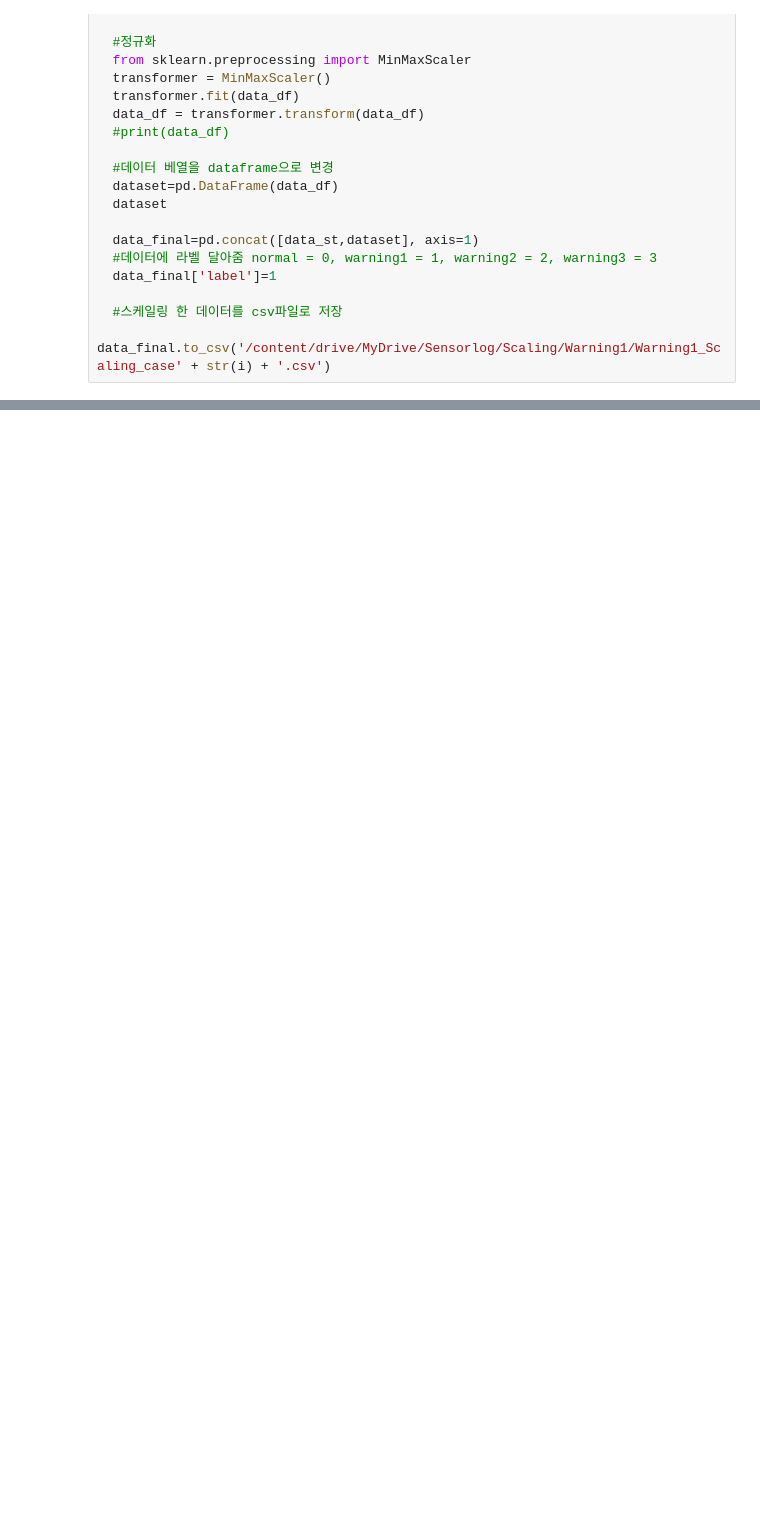
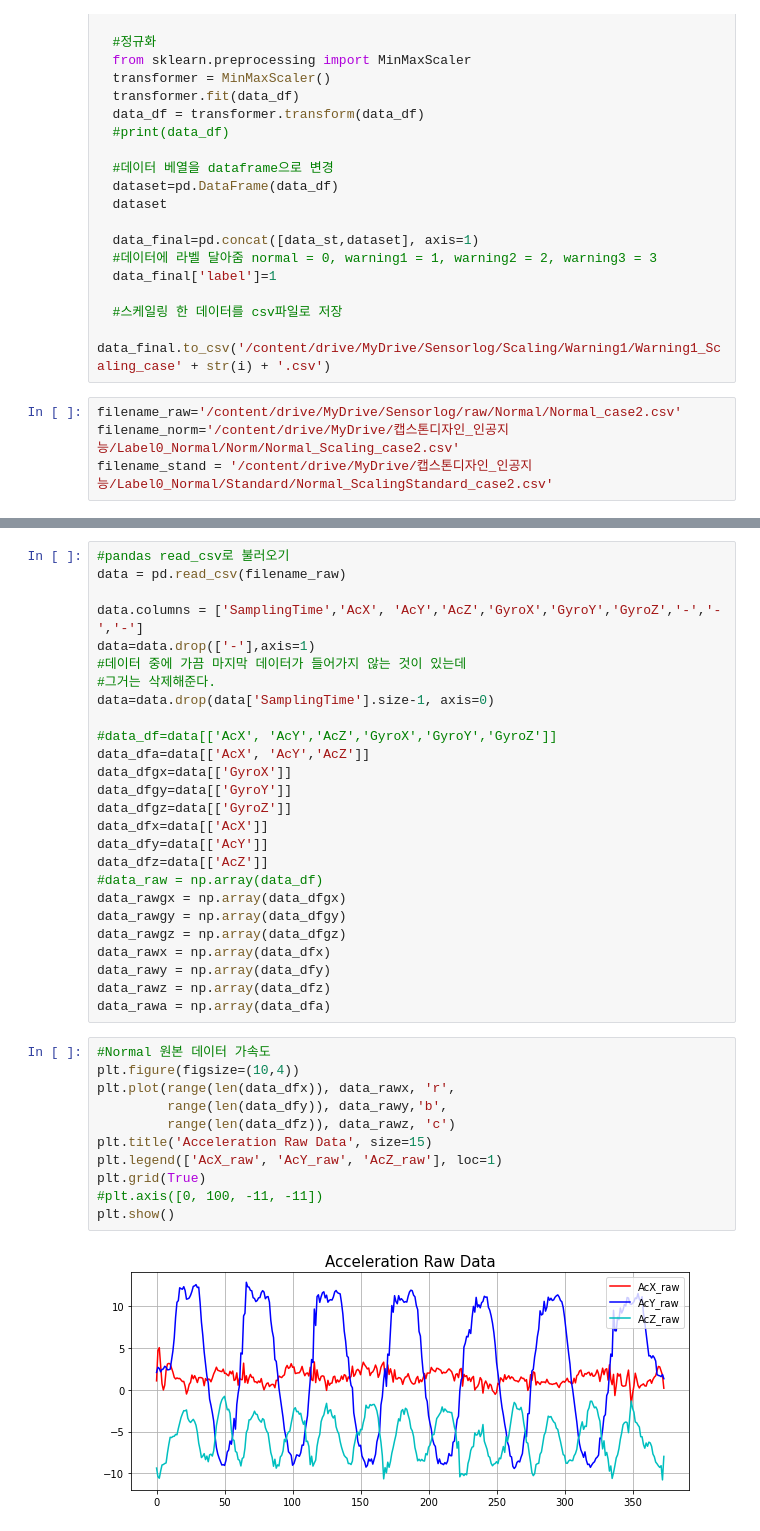
Before and after one commit to Hyolinkim/capstoneDesign_20210830, a Jupyter notebook: dataScalingNorm.ipynb, the cells around one changed output, grey strips where cells are left out. Cells and saved outputs as stored; diff of their text form; blank space fills up the shorter version.

```diff
--- a/dataScalingNorm.ipynb
+++ b/dataScalingNorm.ipynb
@@ -97,3 +97,7 @@ for i in range(1,101):
 
   #스케일링 한 데이터를 csv파일로 저장
   data_final.to_csv('/content/drive/MyDrive/Sensorlog/Scaling/Warning1/Warning1_Scaling_case' + str(i) + '.csv')
+# %%
+filename_raw='/content/drive/MyDrive/Sensorlog/raw/Normal/Normal_case2.csv'
+filename_norm='/content/drive/MyDrive/캡스톤디자인_인공지능/Label0_Normal/Norm/Normal_Scaling_case2.csv'
+filename_stand = '/content/drive/MyDrive/캡스톤디자인_인공지능/Label0_Normal/Standard/Normal_ScalingStandard_case2.csv'
@@ -99,0 +112,39 @@ for i in range(1,101):
+# %%
+#pandas read_csv로 불러오기
+data = pd.read_csv(filename_raw)
+
+data.columns = ['SamplingTime','AcX', 'AcY','AcZ','GyroX','GyroY','GyroZ','-','-','-']
+data=data.drop(['-'],axis=1)
+#데이터 중에 가끔 마지막 데이터가 들어가지 않는 것이 있는데
+#그거는 삭제해준다.
+data=data.drop(data['SamplingTime'].size-1, axis=0)
+
+#data_df=data[['AcX', 'AcY','AcZ','GyroX','GyroY','GyroZ']]
+data_dfa=data[['AcX', 'AcY','AcZ']]
+data_dfgx=data[['GyroX']]
+data_dfgy=data[['GyroY']]
+data_dfgz=data[['GyroZ']]
+data_dfx=data[['AcX']]
+data_dfy=data[['AcY']]
+data_dfz=data[['AcZ']]
+#data_raw = np.array(data_df)
+data_rawgx = np.array(data_dfgx)
+data_rawgy = np.array(data_dfgy)
+data_rawgz = np.array(data_dfgz)
+data_rawx = np.array(data_dfx)
+data_rawy = np.array(data_dfy)
+data_rawz = np.array(data_dfz)
+data_rawa = np.array(data_dfa)
+# %%
+#Normal 원본 데이터 가속도
+plt.figure(figsize=(10,4))
+plt.plot(range(len(data_dfx)), data_rawx, 'r',
+         range(len(data_dfy)), data_rawy,'b',
+         range(len(data_dfz)), data_rawz, 'c')
+plt.title('Acceleration Raw Data', size=15)
+plt.legend(['AcX_raw', 'AcY_raw', 'AcZ_raw'], loc=1)
+plt.grid(True)
+#plt.axis([0, 100, -11, -11])
+plt.show()
+# %% [output]
+[figure, added]
```
Also changed, not shown: parts of 18 cells of this notebook.
